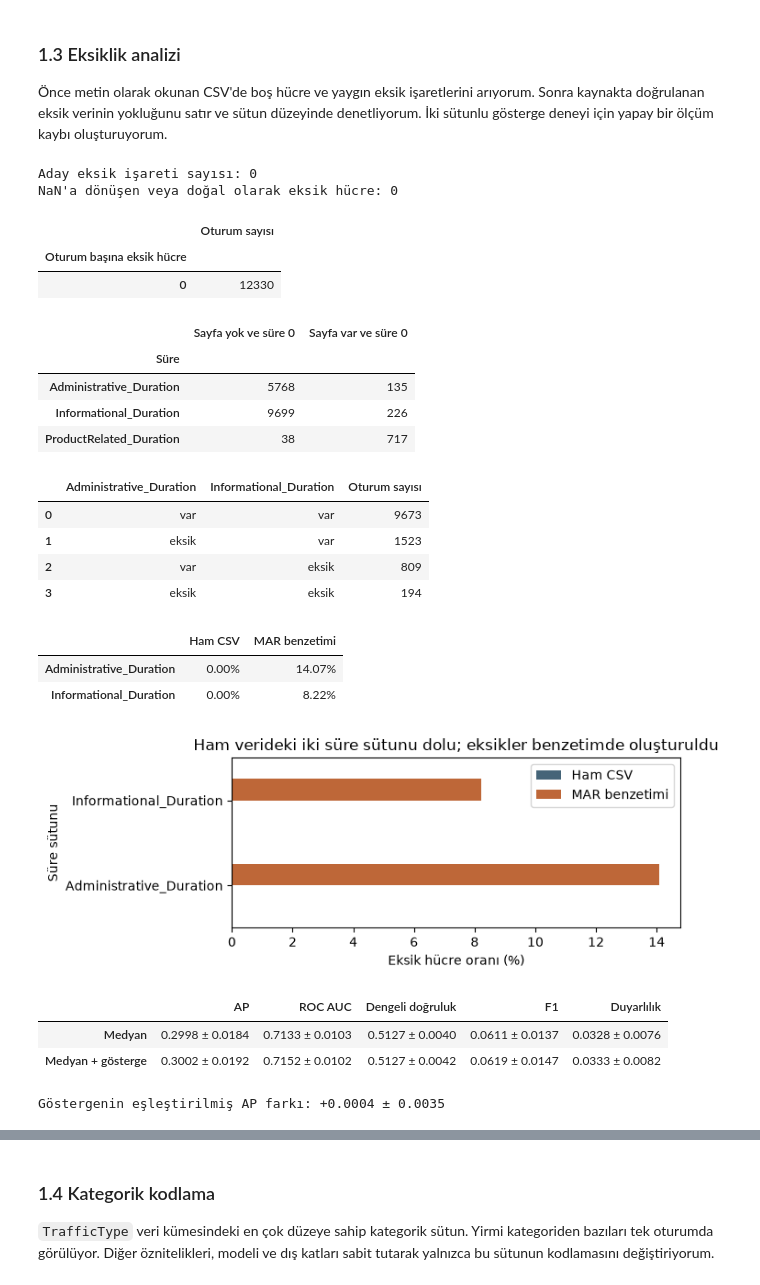
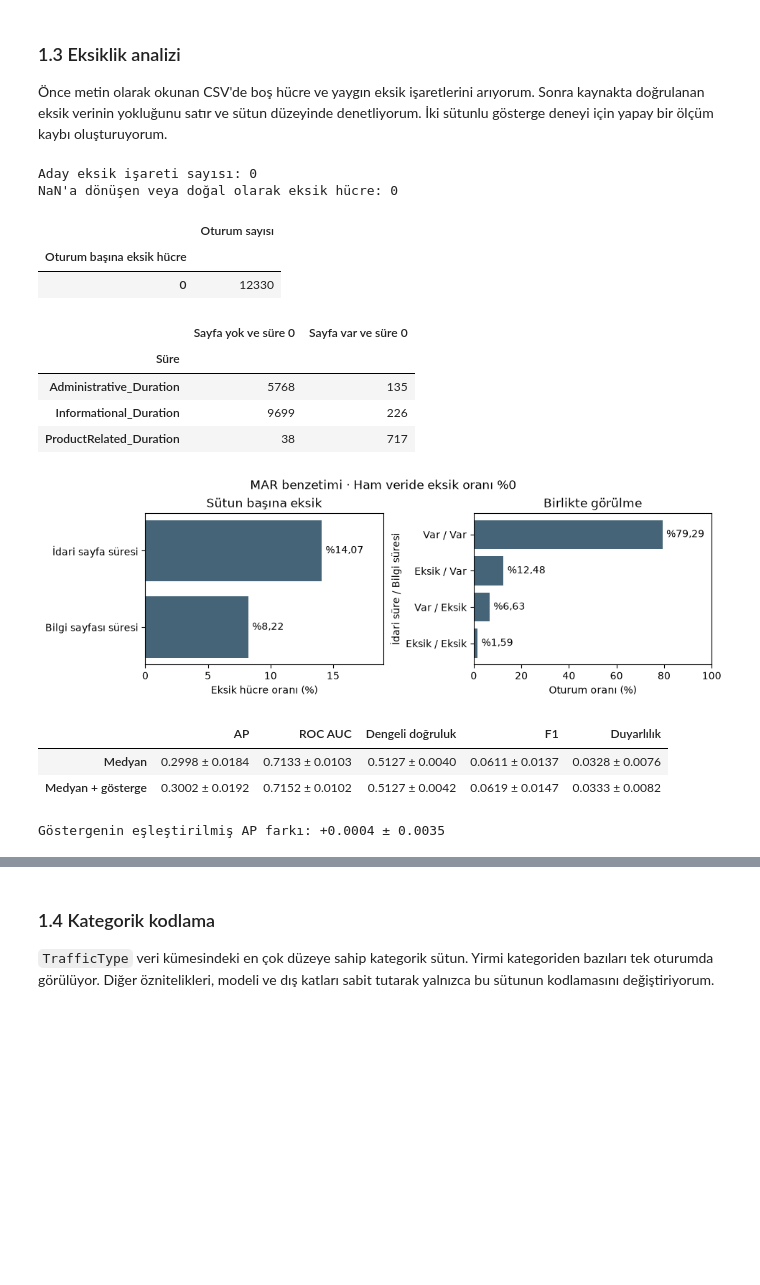
Before and after one commit to EmircanDemirTR/bil545-online-alisveris, a Jupyter notebook: proje1/BIL545_Proje1_EmircanDemir.ipynb, the cells around one changed output, grey strips where cells are left out. Cells and saved outputs as stored; diff of their text form; code cells hidden in the pictures; blank space fills up the shorter version.

```diff
--- a/proje1/BIL545_Proje1_EmircanDemir.ipynb
+++ b/proje1/BIL545_Proje1_EmircanDemir.ipynb
@@ -270,21 +281,24 @@ for duration in simulated:
     probability = np.select([visited.eq(0), visited.le(2)], [0.0, 0.50], default=0.12)
     X_missing[duration] = X[duration].mask(rng.random(len(X)) < probability)
 
-pattern = (
-    X_missing[simulated].isna()
-    .replace({False: "var", True: "eksik"})
-    .value_counts(sort=False).rename("Oturum sayısı").reset_index()
-)
-display(pattern)
-missing_rates = pd.DataFrame({
-    "Ham CSV": 100 * df_raw.isna().mean(),
-    "MAR benzetimi": 100 * X_missing.isna().mean(),
-}).loc[simulated]
-display(missing_rates.style.format("{:.2f}%"))
-ax = missing_rates.plot.barh(figsize=(7.2, 2.8), color=["#456478", "#be6738"])
-ax.set(xlabel="Eksik hücre oranı (%)", ylabel="Süre sütunu",
-       title="Ham verideki iki süre sütunu dolu; eksikler benzetimde oluşturuldu")
-plt.tight_layout()
+status = X_missing[simulated].isna().replace({False: "Var", True: "Eksik"})
+order = [("Var", "Var"), ("Eksik", "Var"), ("Var", "Eksik"), ("Eksik", "Eksik")]
+pattern = status.value_counts(normalize=True).reindex(order, fill_value=0).mul(100)
+rates = X_missing[simulated].isna().mean().mul(100)
+
+fig, (rates_ax, pattern_ax) = plt.subplots(1, 2, figsize=(9.5, 3.1), layout="constrained")
+for ax, labels, values, limit in [
+    (rates_ax, ["İdari sayfa süresi", "Bilgi sayfası süresi"], rates, 19),
+    (pattern_ax, [" / ".join(pair) for pair in order], pattern, 100),
+]:
+    bars = ax.barh(labels, values, color="#456478")
+    ax.bar_label(bars, [f"%{value:.2f}".replace(".", ",") for value in values], padding=4)
+    ax.set_xlim(0, limit)
+    ax.invert_yaxis()
+rates_ax.set(title="Sütun başına eksik", xlabel="Eksik hücre oranı (%)")
+pattern_ax.set(title="Birlikte görülme", xlabel="Oturum oranı (%)",
+               ylabel="İdari süre / Bilgi süresi")
+fig.suptitle("MAR benzetimi · Ham veride eksik oranı %0")
 plt.show()
 
 outer_cv = RepeatedStratifiedKFold(n_splits=5, n_repeats=5, random_state=SEED)
@@ -321,45 +335,37 @@ def fold_scores(estimator, data, cv=splits):
     evaluated = cross_validate(estimator, data, y, cv=cv, scoring=SCORING, error_score="raise")
     return pd.DataFrame({name: evaluated[f"test_{name}"] for name in SCORING})
 
 def score_summary(results):
     return pd.DataFrame({
         name: table.apply(lambda column: f"{column.mean():.4f} ± {column.std():.4f}")
         for name, table in results.items()
     }).T
 
 def paired_ap(first, second):
     delta = second["AP"] - first["AP"]
     return f"{delta.mean():+.4f} ± {delta.std():.4f}"
 
 missing_scores = {
     "Medyan": fold_scores(logistic(preprocessing()), X_missing),
     "Medyan + gösterge": fold_scores(logistic(preprocessing(indicator=True)), X_missing),
 }
 display(score_summary(missing_scores))
 print("Göstergenin eşleştirilmiş AP farkı:", paired_ap(*missing_scores.values()))
 # %% [output]
 Aday eksik işareti sayısı: 0
 NaN'a dönüşen veya doğal olarak eksik hücre: 0
 |  | Oturum sayısı |
 | Oturum başına eksik hücre |  |
 | 0 | 12330 |
 |  | Sayfa yok ve süre 0 | Sayfa var ve süre 0 |
 | Süre |  |  |
 | Administrative_Duration | 5768 | 135 |
 | Informational_Duration | 9699 | 226 |
 | ProductRelated_Duration | 38 | 717 |
+[figure, new version]
-|  | Administrative_Duration | Informational_Duration | Oturum sayısı |
-| 0 | var | var | 9673 |
-| 1 | eksik | var | 1523 |
-| 2 | var | eksik | 809 |
-| 3 | eksik | eksik | 194 |
+|  | AP | ROC AUC | Dengeli doğruluk | F1 | Duyarlılık |
+| Medyan | 0.2998 ± 0.0184 | 0.7133 ± 0.0103 | 0.5127 ± 0.0040 | 0.0611 ± 0.0137 | 0.0328 ± 0.0076 |
+| Medyan + gösterge | 0.3002 ± 0.0192 | 0.7152 ± 0.0102 | 0.5127 ± 0.0042 | 0.0619 ± 0.0147 | 0.0333 ± 0.0082 |
-|  | Ham CSV | MAR benzetimi |
-| Administrative_Duration | 0.00% | 14.07% |
-| Informational_Duration | 0.00% | 8.22% |
-[figure, old version]
-|  | AP | ROC AUC | Dengeli doğruluk | F1 | Duyarlılık |
-| Medyan | 0.2998 ± 0.0184 | 0.7133 ± 0.0103 | 0.5127 ± 0.0040 | 0.0611 ± 0.0137 | 0.0328 ± 0.0076 |
-| Medyan + gösterge | 0.3002 ± 0.0192 | 0.7152 ± 0.0102 | 0.5127 ± 0.0042 | 0.0619 ± 0.0147 | 0.0333 ± 0.0082 |
 Göstergenin eşleştirilmiş AP farkı: +0.0004 ± 0.0035
 # %% [markdown]
 **Yorum.** Gerçek tabloda en çok eksiği olan iki sütun seçilemiyor çünkü her sütunda eksik sayısı sıfır. Bu yüzden ham veri için MCAR, MAR veya MNAR sonucu çıkarmadım. İdari ve bilgi sayfası sürelerini seçmemin nedeni, sayfa görülüp görülmediğinin ayrı bir sayaçtan anlaşılması. Sayfa sayısı sıfırken süre sıfır olması yapısal bir sıfırla uyumlu. Sayfa sayısı pozitifken sıfır sürenin nedeni ise bu tablodan ayırt edilemiyor.
```
Also changed, not shown: parts of 12 cells of this notebook.
